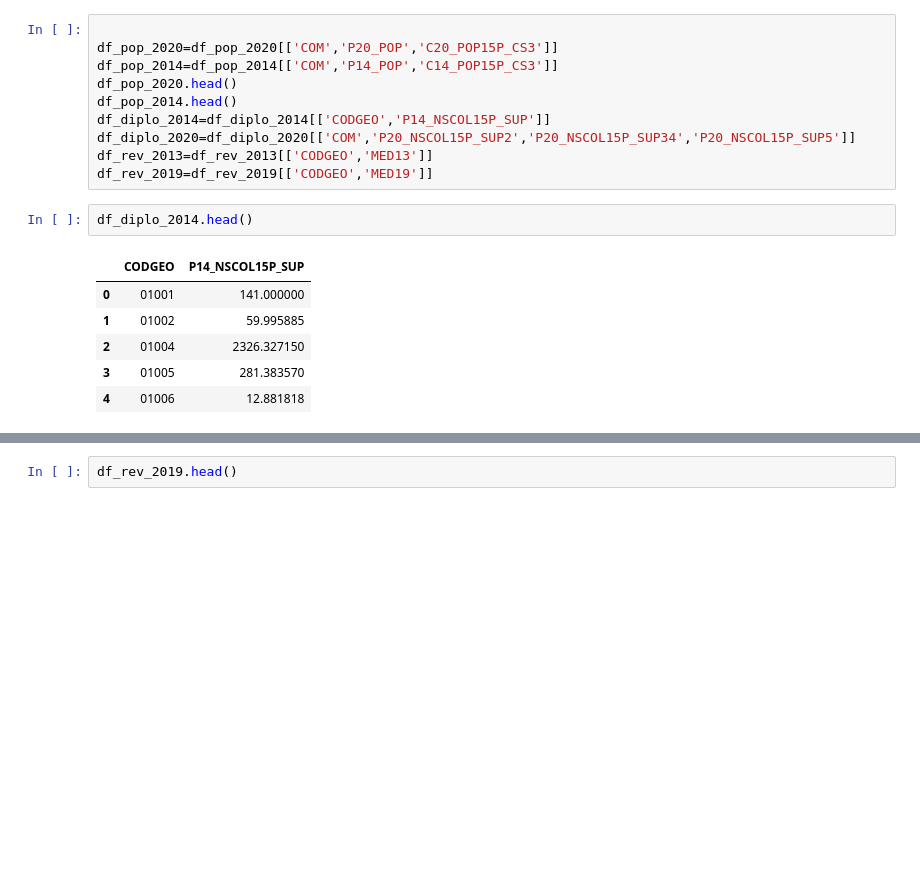
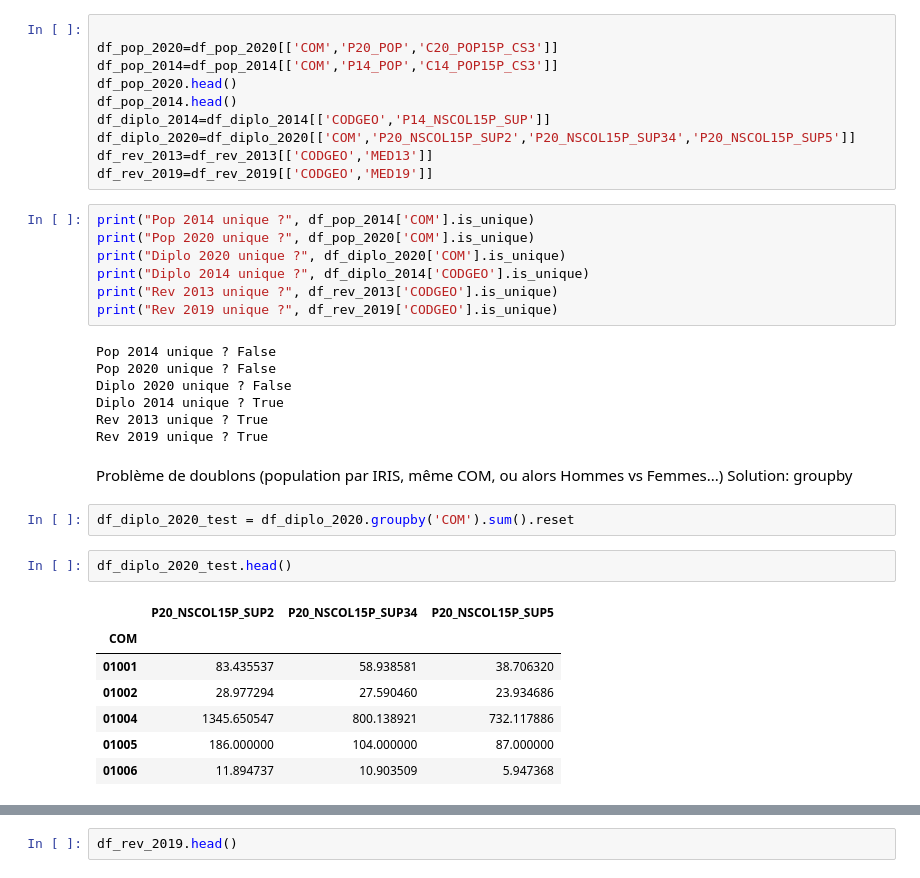
Before and after one commit to isa-j/Python-project, a Jupyter notebook: analyse/fusions_data.ipynb, the cells around one changed output, grey strips where cells are left out. Drawn from its saved outputs; the diff is of its cells as text; blank space fills up the shorter version.

```diff
--- a/analyse/fusions_data.ipynb
+++ b/analyse/fusions_data.ipynb
@@ -43,11 +43,31 @@ df_diplo_2020=df_diplo_2020[['COM','P20_NSCOL15P_SUP2','P20_NSCOL15P_SUP34','P20
 df_rev_2013=df_rev_2013[['CODGEO','MED13']]
 df_rev_2019=df_rev_2019[['CODGEO','MED19']]
 # %%
-df_diplo_2014.head()
+print("Pop 2014 unique ?", df_pop_2014['COM'].is_unique)
+print("Pop 2020 unique ?", df_pop_2020['COM'].is_unique)
+print("Diplo 2020 unique ?", df_diplo_2020['COM'].is_unique)
+print("Diplo 2014 unique ?", df_diplo_2014['CODGEO'].is_unique)
+print("Rev 2013 unique ?", df_rev_2013['CODGEO'].is_unique)
+print("Rev 2019 unique ?", df_rev_2019['CODGEO'].is_unique)
 # %% [output]
-|  | CODGEO | P14_NSCOL15P_SUP |
-| 0 | 01001 | 141.000000 |
-| 1 | 01002 | 59.995885 |
-| 2 | 01004 | 2326.327150 |
-| 3 | 01005 | 281.383570 |
-| 4 | 01006 | 12.881818 |
+Pop 2014 unique ? False
+Pop 2020 unique ? False
+Diplo 2020 unique ? False
+Diplo 2014 unique ? True
+Rev 2013 unique ? True
+Rev 2019 unique ? True
+# %% [markdown]
+Problème de doublons (population par IRIS, même COM, ou alors Hommes vs Femmes...)
+Solution: groupby
+# %%
+df_diplo_2020_test = df_diplo_2020.groupby('COM').sum().reset
+# %%
+df_diplo_2020_test.head()
+# %% [output]
+|  | P20_NSCOL15P_SUP2 | P20_NSCOL15P_SUP34 | P20_NSCOL15P_SUP5 |
+| COM |  |  |  |
+| 01001 | 83.435537 | 58.938581 | 38.706320 |
+| 01002 | 28.977294 | 27.590460 | 23.934686 |
+| 01004 | 1345.650547 | 800.138921 | 732.117886 |
+| 01005 | 186.000000 | 104.000000 | 87.000000 |
+| 01006 | 11.894737 | 10.903509 | 5.947368 |
```
Also changed, not shown: parts of 15 cells of this notebook, 1 other file.
